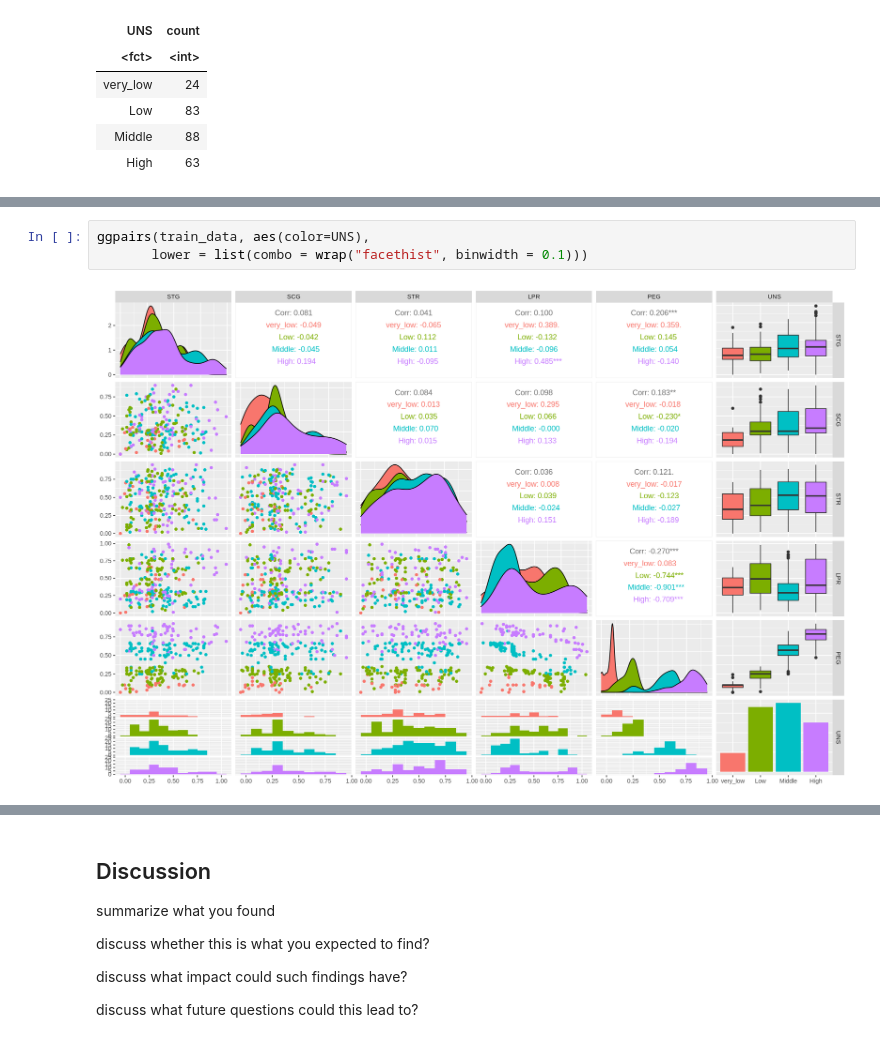
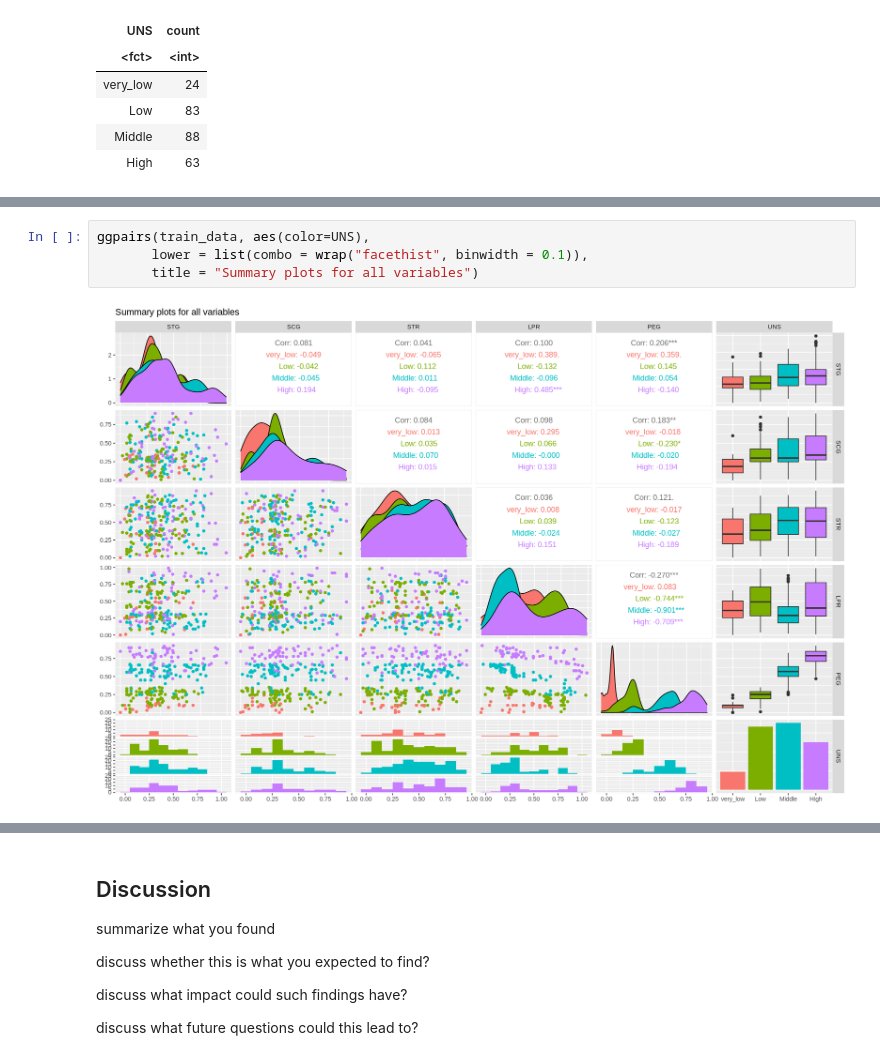
Before and after one commit to fyang1419/Group-56-Project, a Jupyter notebook: Project Report.ipynb, the cells around one changed output, grey strips where cells are left out. Drawn from its saved outputs; the diff is of its cells as text.

```diff
--- a/Project Report.ipynb
+++ b/Project Report.ipynb
@@ -170,7 +151,8 @@ To have an overall image of the continuous predictors, we used "ggpairs" functio
 # %%
 ggpairs(train_data, aes(color=UNS),
-       lower = list(combo = wrap("facethist", binwidth = 0.1)))
+       lower = list(combo = wrap("facethist", binwidth = 0.1)),
+       title = "Summary plots for all variables")
 # %% [output]
-[figure, old version]
+[figure, new version]
 # %% [markdown]
 5. Data analysis
```
Also changed, not shown: parts of 14 cells of this notebook, 1 other file.
